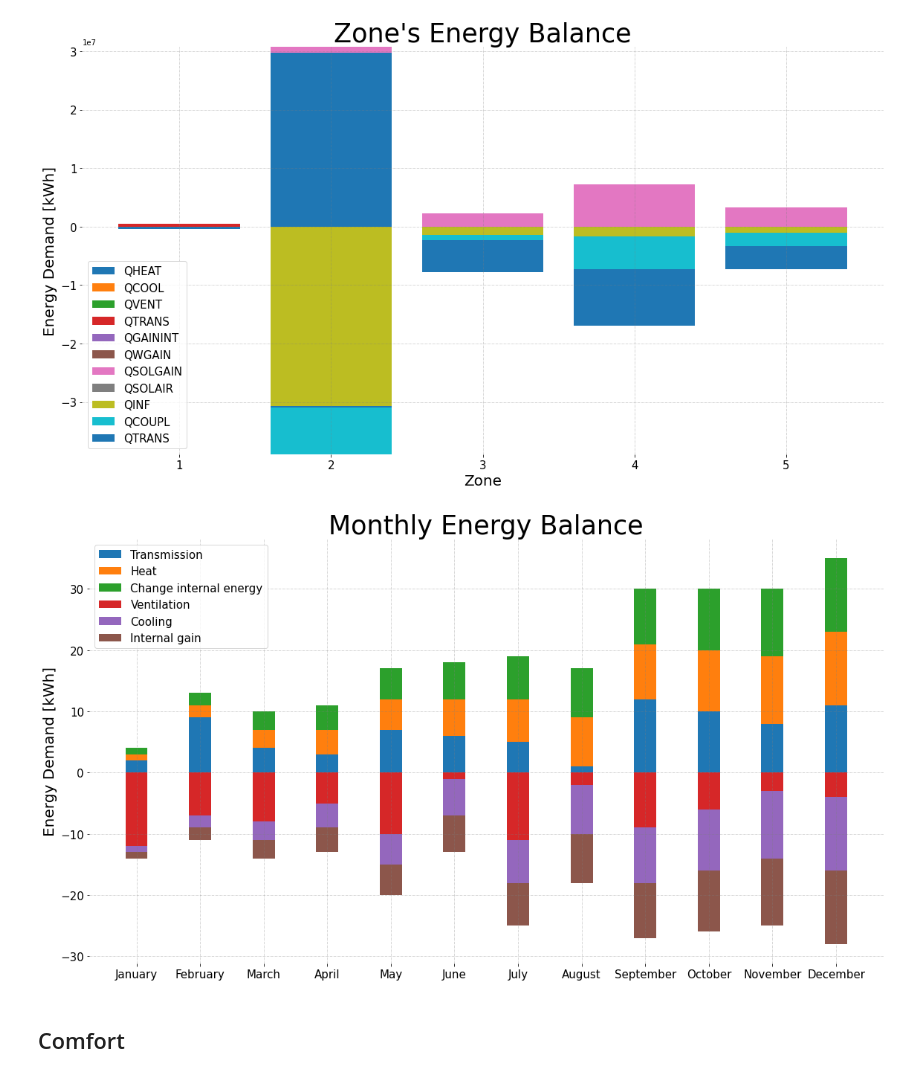
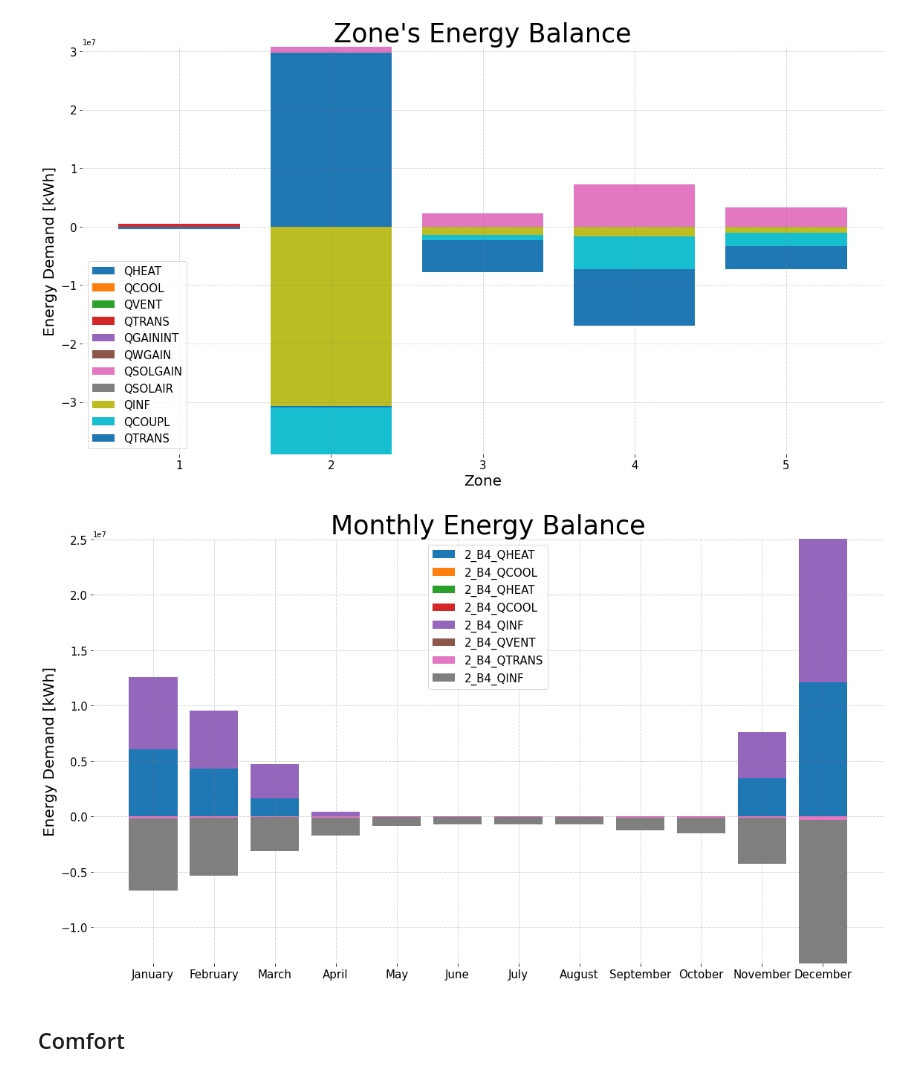
Before and after one commit to EURAC-EEBgroup/CULTURAL-E-Data-Visualization-Library, a Jupyter notebook: notebooks/1.0-report.ipynb, the cells around one changed output. Drawn from its saved outputs; the diff is of its cells as text; code cells hidden in the pictures.

Commit message:
Add monthly energy balance

```diff
--- a/notebooks/1.0-report.ipynb
+++ b/notebooks/1.0-report.ipynb
@@ -90,9 +90,9 @@ viz.energy_balance(summary)
 # %% [output]
 [figure]
 # %%
-viz.zone_energy_balance()
+viz.zone_energy_balance(energy_zones, '2')
 # %% [output]
-[figure, old version]
+[figure, new version]
 # %% [markdown]
 ## Comfort
 # %%
```
Also changed, not shown: 1 other file.
